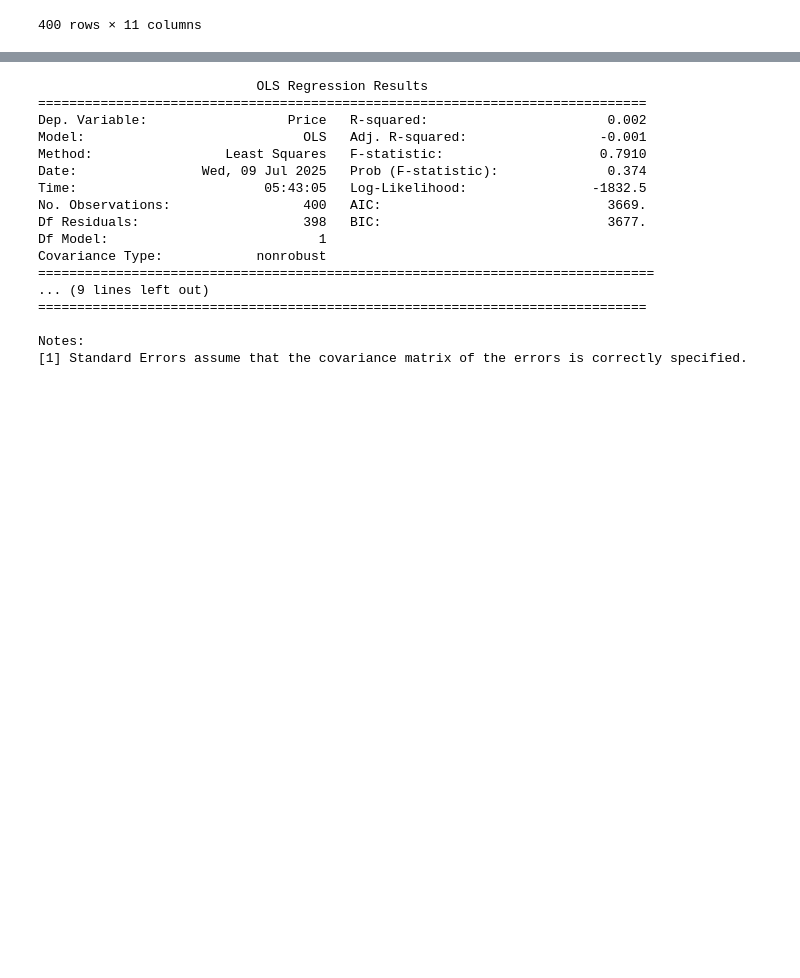
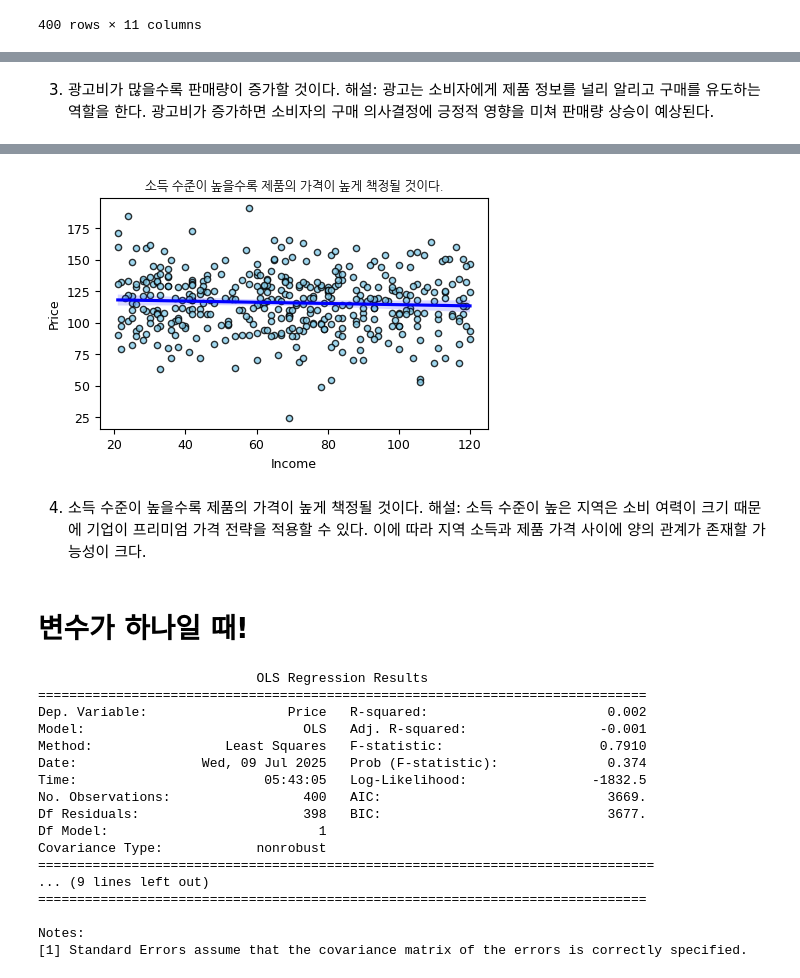
Before and after one commit to mingeunjo/mini_game, a Jupyter notebook: 07_09_실습.ipynb, the cells around one changed output, grey strips where cells are left out. Cells and saved outputs as stored; diff of their text form; code cells hidden in the pictures; blank space fills up the shorter version.

```diff
--- a/07_09_실습.ipynb
+++ b/07_09_실습.ipynb
@@ -62,0 +152,12 @@ sns.regplot(x='Price', y='Advertising', data=data_1,
+# %% [markdown]
+3. 광고비가 많을수록 판매량이 증가할 것이다.
+해설: 광고는 소비자에게 제품 정보를 널리 알리고 구매를 유도하는 역할을 한다. 광고비가 증가하면 소비자의 구매 의사결정에 긍정적 영향을 미쳐 판매량 상승이 예상된다.
+# %%
+sns.regplot(x='Income', y='Price', data=data_1,
+            scatter_kws={'color': 'skyblue', 's': 20, 'edgecolor': 'k'},
+            line_kws={'color': 'blue'})
+plt.title('소득 수준이 높을수록 제품의 가격이 높게 책정될 것이다.',fontproperties=font_prop)
+plt.xlabel('Income')
+plt.ylabel('Price')
+plt.show()
+# %% [output]
@@ -63,3 +181,9 @@ sns.regplot(x='Price', y='Advertising', data=data_1,
+[figure, added]
+# %% [markdown]
+4. 소득 수준이 높을수록 제품의 가격이 높게 책정될 것이다.
+해설: 소득 수준이 높은 지역은 소비 여력이 크기 때문에 기업이 프리미엄 가격 전략을 적용할 수 있다. 이에 따라 지역 소득과 제품 가격 사이에 양의 관계가 존재할 가능성이 크다.
+# %% [markdown]
+# 변수가 하나일 때!
 # %%
 model = smf.ols('Price ~ Advertising', data=data_1)
 olsfit = model.fit()
```
Also changed, not shown: parts of 10 cells of this notebook.
